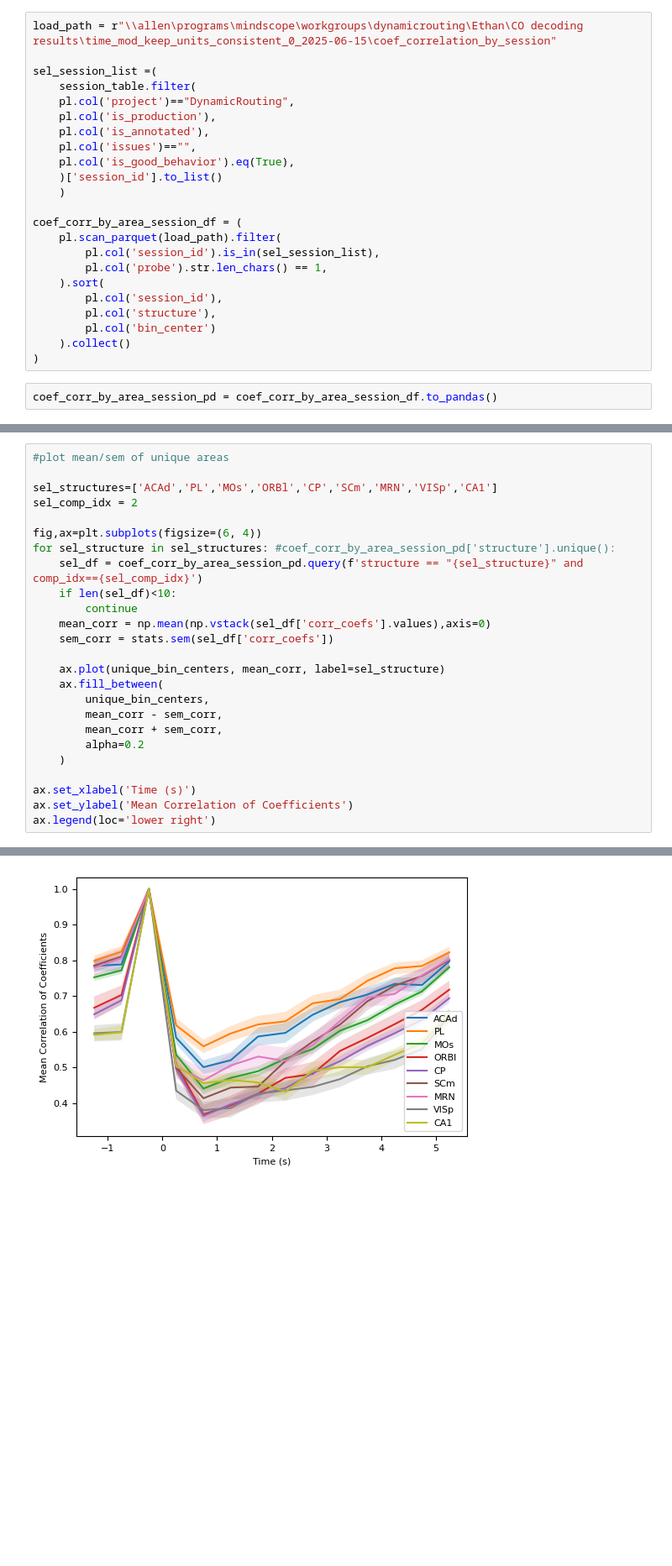
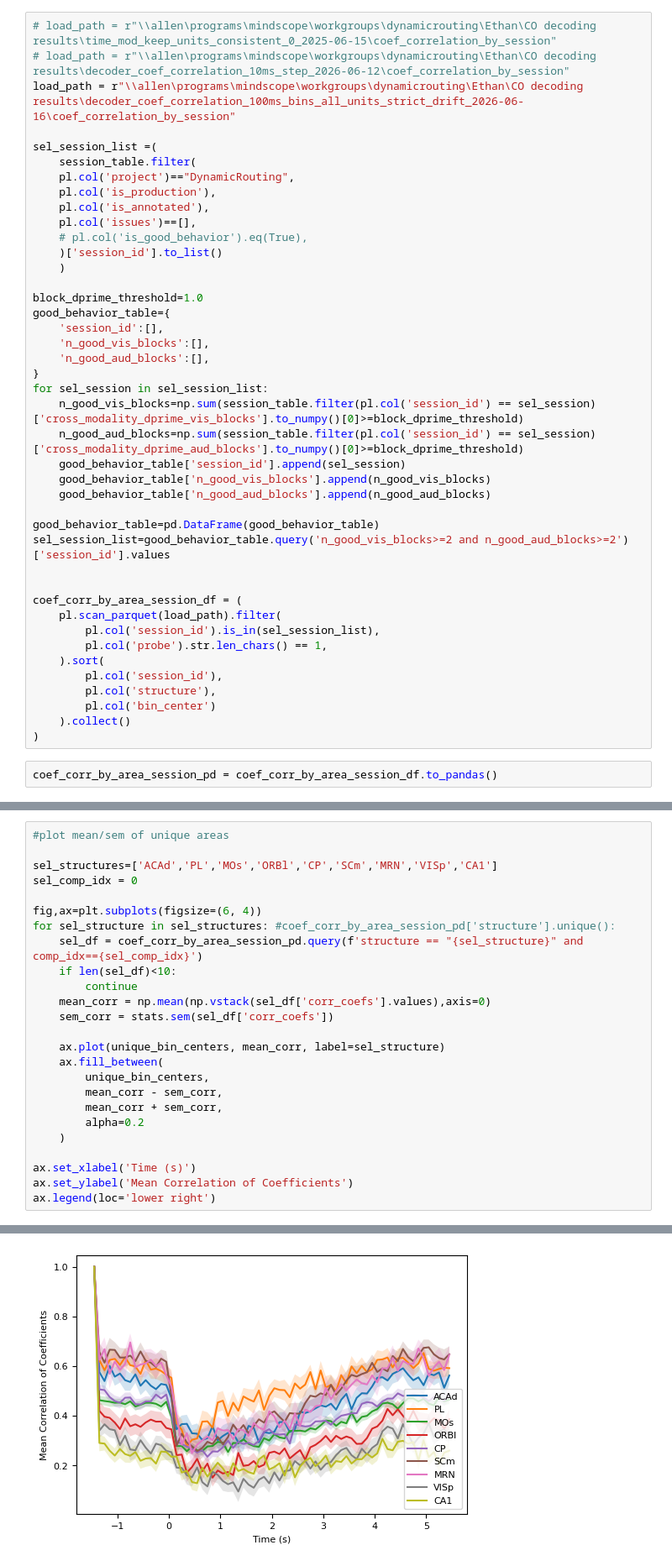
Before and after one commit to AllenInstitute/dynamic_routing_analysis, a Jupyter notebook: notebooks/compute_decoder_coef_correlation_across_timebins.ipynb, the cells around one changed output, grey strips where cells are left out. Shown at 84% size. Cells and saved outputs as stored; diff of their text form; blank space fills up the shorter version.

```diff
--- a/notebooks/compute_decoder_coef_correlation_across_timebins.ipynb
+++ b/notebooks/compute_decoder_coef_correlation_across_timebins.ipynb
@@ -215,15 +217,34 @@ all_session_list[85]
 # %%
-load_path = r"\\allen\programs\mindscope\workgroups\dynamicrouting\Ethan\CO decoding results\time_mod_keep_units_consistent_0_2025-06-15\coef_correlation_by_session"
+# load_path = r"\\allen\programs\mindscope\workgroups\dynamicrouting\Ethan\CO decoding results\time_mod_keep_units_consistent_0_2025-06-15\coef_correlation_by_session"
+# load_path = r"\\allen\programs\mindscope\workgroups\dynamicrouting\Ethan\CO decoding results\decoder_coef_correlation_10ms_step_2026-06-12\coef_correlation_by_session"
+load_path = r"\\allen\programs\mindscope\workgroups\dynamicrouting\Ethan\CO decoding results\decoder_coef_correlation_100ms_bins_all_units_strict_drift_2026-06-16\coef_correlation_by_session"
 
 sel_session_list =(
     session_table.filter(
     pl.col('project')=="DynamicRouting",
     pl.col('is_production'),
     pl.col('is_annotated'),
-    pl.col('issues')=="",
-    pl.col('is_good_behavior').eq(True),
+    pl.col('issues')==[],
+    # pl.col('is_good_behavior').eq(True),
     )['session_id'].to_list()
     )
+
+block_dprime_threshold=1.0
+good_behavior_table={
+    'session_id':[],
+    'n_good_vis_blocks':[],
+    'n_good_aud_blocks':[],
+}
+for sel_session in sel_session_list:
+    n_good_vis_blocks=np.sum(session_table.filter(pl.col('session_id') == sel_session)['cross_modality_dprime_vis_blocks'].to_numpy()[0]>=block_dprime_threshold)
+    n_good_aud_blocks=np.sum(session_table.filter(pl.col('session_id') == sel_session)['cross_modality_dprime_aud_blocks'].to_numpy()[0]>=block_dprime_threshold)
+    good_behavior_table['session_id'].append(sel_session)
+    good_behavior_table['n_good_vis_blocks'].append(n_good_vis_blocks)
+    good_behavior_table['n_good_aud_blocks'].append(n_good_aud_blocks)
+
+good_behavior_table=pd.DataFrame(good_behavior_table)
+sel_session_list=good_behavior_table.query('n_good_vis_blocks>=2 and n_good_aud_blocks>=2')['session_id'].values
+
 
 coef_corr_by_area_session_df = (
     pl.scan_parquet(load_path).filter(
@@ -262,30 +289,30 @@ array([-1.25, -0.75, -0.25,  0.25,  0.75,  1.25,  1.75,  2.25,  2.75,
 # %%
 #plot mean/sem of unique areas
 
 sel_structures=['ACAd','PL','MOs','ORBl','CP','SCm','MRN','VISp','CA1']
-sel_comp_idx = 2
+sel_comp_idx = 0
 
 fig,ax=plt.subplots(figsize=(6, 4))
 for sel_structure in sel_structures: #coef_corr_by_area_session_pd['structure'].unique():
     sel_df = coef_corr_by_area_session_pd.query(f'structure == "{sel_structure}" and comp_idx=={sel_comp_idx}')
     if len(sel_df)<10:
         continue
     mean_corr = np.mean(np.vstack(sel_df['corr_coefs'].values),axis=0)
     sem_corr = stats.sem(sel_df['corr_coefs'])
 
     ax.plot(unique_bin_centers, mean_corr, label=sel_structure)
     ax.fill_between(
         unique_bin_centers,
         mean_corr - sem_corr,
         mean_corr + sem_corr,
         alpha=0.2
     )
 
 ax.set_xlabel('Time (s)')
 ax.set_ylabel('Mean Correlation of Coefficients')
 ax.legend(loc='lower right')
 # %% [output]
 <matplotlib.legend.Legend at 0x...>
-[figure, old version]
+[figure, new version]
 # %%
 sel_df
```
Also changed, not shown: parts of 5 cells of this notebook, 6 other files.
